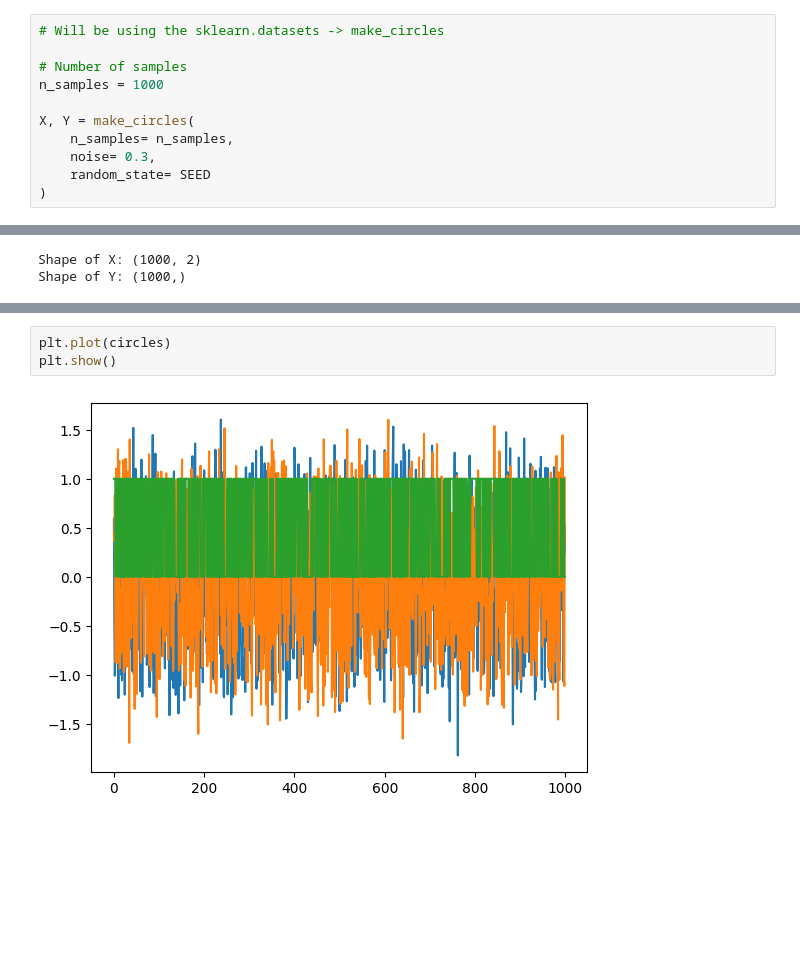
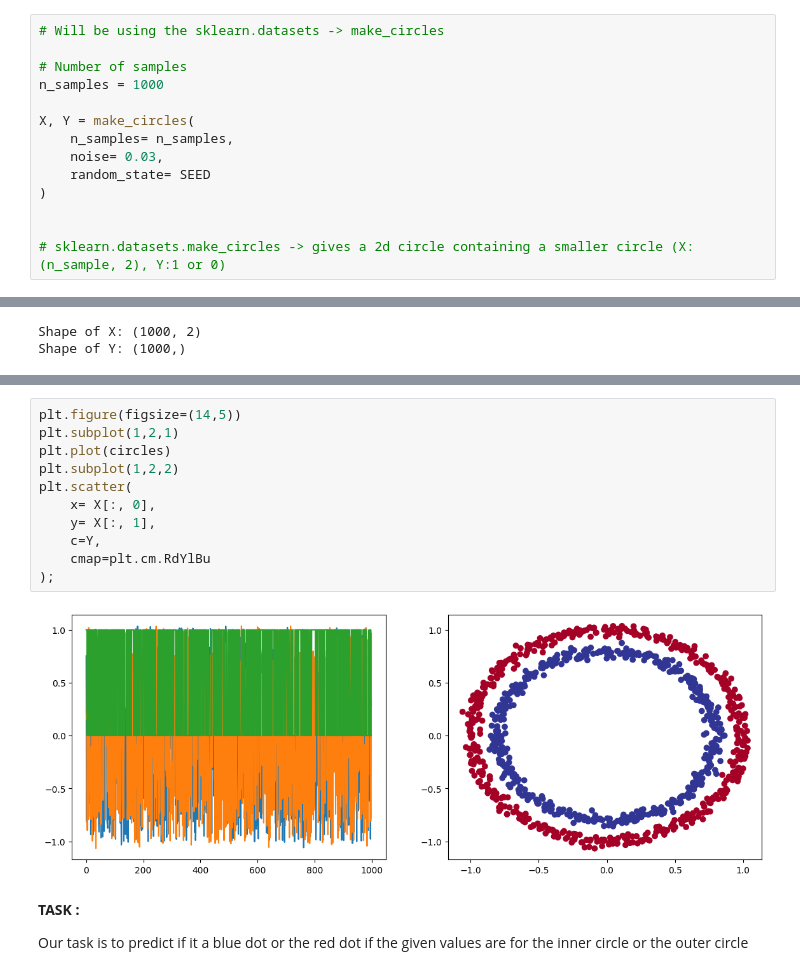
Before and after one commit to shushankai/pytroch-deep-learning, a Jupyter notebook: classification.ipynb, the cells around one changed output, grey strips where cells are left out. Saved outputs shown, nothing was run; the diff lists cells and outputs as text; blank space fills up the shorter version.

```diff
--- a/classification.ipynb
+++ b/classification.ipynb
@@ -58,9 +58,12 @@ n_samples = 1000
 
 X, Y = make_circles(
     n_samples= n_samples,
-    noise= 0.3,
+    noise= 0.03,
     random_state= SEED
 )
+
+
+# sklearn.datasets.make_circles -> gives a 2d circle containing a smaller circle (X:(n_sample, 2), Y:1 or 0)
 # %%
 print(f"Shape of X: {X.shape}")
 print(f"Shape of Y: {Y.shape}")
@@ -88,5 +98,17 @@ circles.head(10)
 # %%
+plt.figure(figsize=(14,5))
+plt.subplot(1,2,1)
 plt.plot(circles)
-plt.show()
+plt.subplot(1,2,2)
+plt.scatter(
+    x= X[:, 0],
+    y= X[:, 1],
+    c=Y,
+    cmap=plt.cm.RdYlBu
+);
 # %% [output]
-[figure, old version]
+[figure, new version]
+# %% [markdown]
+**TASK :**
+
+Our task is to predict if it a blue dot or the red dot if the given values are for the inner circle or the outer circle
```
Also changed, not shown: parts of 8 cells of this notebook.
